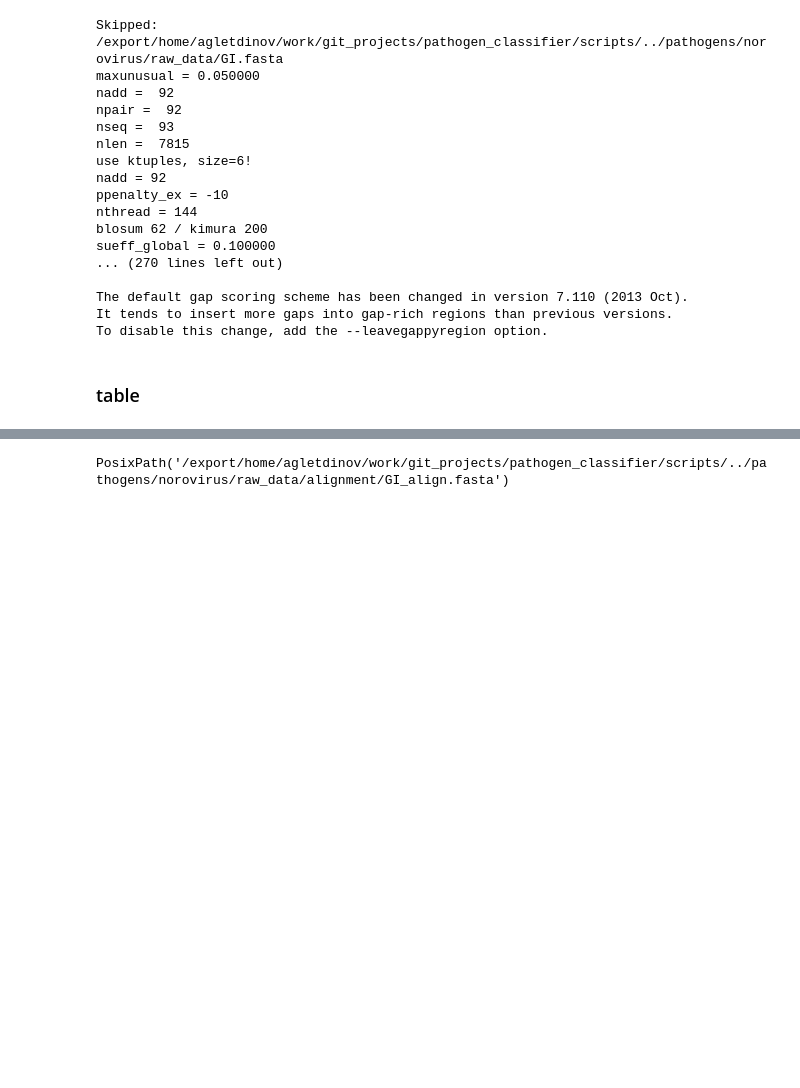
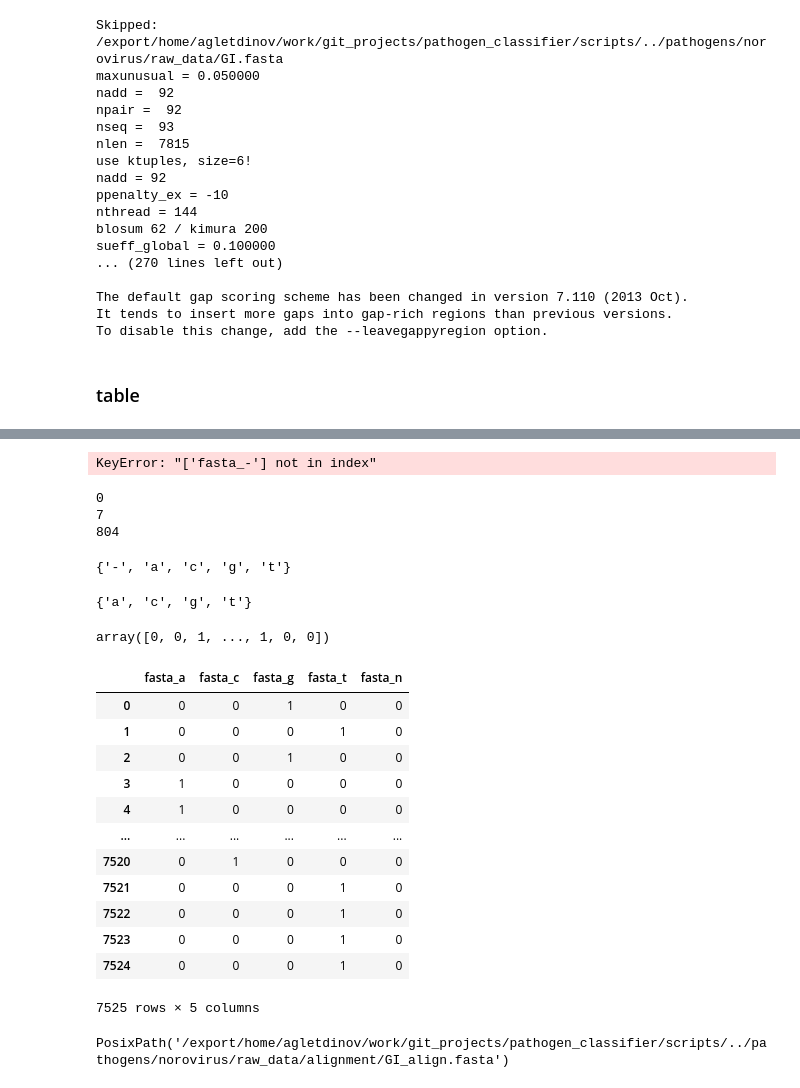
Before and after one commit to magletdinov/pathogen_classifier, a Jupyter notebook: scripts/ML.ipynb, the cells around one changed output, grey strips where cells are left out. Cells and saved outputs as stored; diff of their text form; code cells hidden in the pictures; blank space fills up the shorter version.

```diff
--- a/scripts/ML.ipynb
+++ b/scripts/ML.ipynb
@@ -194,0 +193,13 @@ ValueError: Length of values (92) does not match length of index (91)
+# %%
+print(to_strain.name)
+align = list()
+for seq_record in SeqIO.parse(to_strain, "fasta"):
+    new_seq = ""
+    for j, nucl in enumerate(seq_record.seq):
+        nucl = nucl.lower()
+        if nucl not in "agctn-":
+            new_seq += "n"
+        else:
+            new_seq += nucl
+    seq_record.seq = Seq(new_seq)
+    align.append(seq_record)
@@ -195,3 +216,63 @@ ValueError: Length of values (92) does not match length of index (91)
+# %%
+for i, seq_record in enumerate(align):
+    seq_list = [i for i in seq_record.seq]
+    if i == 0:
+        res = sorted([i for i in range(len(seq_record.seq)) if seq_record.seq.startswith('-', i)], reverse=True)
+    for pos in res:
+        del seq_list[pos]
+    seq_record.seq = "".join(seq_list)
+# %%
+result = [one_hot_encoding(seq=i) for i in align[1:]]
+# %% [output]
+KeyError: "['fasta_-'] not in index"
+# %%
+for j, i in enumerate(align):
+    try:
+        a = one_hot_encoding(i)
+    except KeyError:
+        print(j)
+# %% [output]
+0
+7
+804
+# %%
+set(align[1].seq)
+# %% [output]
+{'-', 'a', 'c', 'g', 't'}
+# %%
+set(align[804].seq)
+# %% [output]
+{'a', 'c', 'g', 't'}
+# %%
+seq = align[804]
+dict_for_df = {"fasta":[]}
+new_df = pd.DataFrame(dict_for_df)
+new_df["fasta"] = [i for i in seq.seq]
+table = pd.get_dummies(new_df)
+if 'fasta_n' not in table.columns:
+    table['fasta_n'] = np.zeros(len(table), dtype=int)
+if 'fasta_-' not in table.columns:
+    table['fasta_-'] = np.zeros(len(table), dtype=int)
+table[['fasta_' + i.lower() for i in mask_dna.keys()]]
+table.values.ravel()
+# %% [output]
+array([0, 0, 1, ..., 1, 0, 0])
+# %%
+table
+# %% [output]
+|  | fasta_a | fasta_c | fasta_g | fasta_t | fasta_n |
+| 0 | 0 | 0 | 1 | 0 | 0 |
+| 1 | 0 | 0 | 0 | 1 | 0 |
+| 2 | 0 | 0 | 1 | 0 | 0 |
+| 3 | 1 | 0 | 0 | 0 | 0 |
+| 4 | 1 | 0 | 0 | 0 | 0 |
+| ... | ... | ... | ... | ... | ... |
+| 7520 | 0 | 1 | 0 | 0 | 0 |
+| 7521 | 0 | 0 | 0 | 1 | 0 |
+| 7522 | 0 | 0 | 0 | 1 | 0 |
+| 7523 | 0 | 0 | 0 | 1 | 0 |
+| 7524 | 0 | 0 | 0 | 1 | 0 |
+7525 rows × 5 columns
 # %%
 to_strain
 # %% [output]
```
Also changed, not shown: parts of 5 cells of this notebook.
